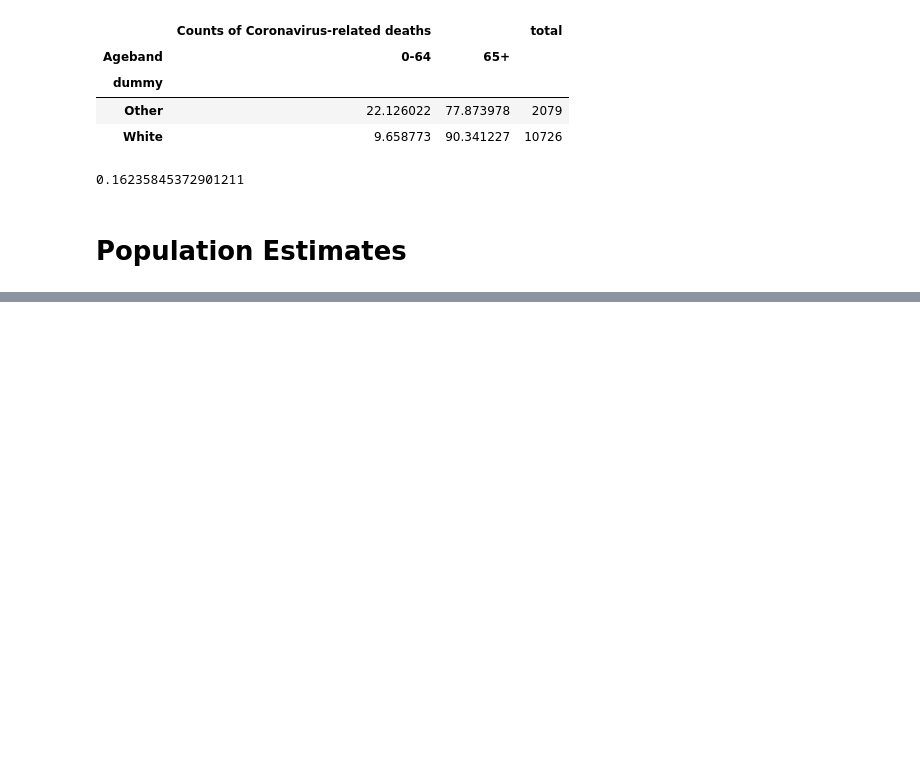
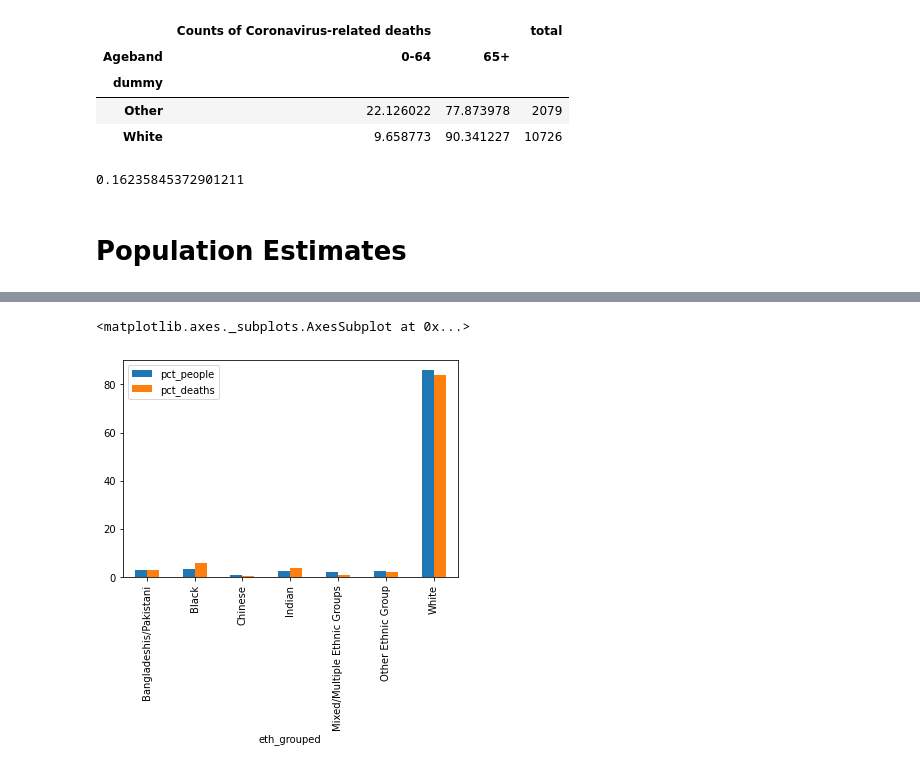
Before and after one commit to Quotennial/covid_bame, a Jupyter notebook: notebooks/simpsons_paradox.ipynb, the cells around one changed output, grey strips where cells are left out. Saved outputs shown, nothing was run; the diff lists cells and outputs as text; code cells hidden in the pictures; blank space fills up the shorter version.

```diff
--- a/notebooks/simpsons_paradox.ipynb
+++ b/notebooks/simpsons_paradox.ipynb
@@ -41,3 +38,9 @@ df
 |  | 65+ | 226 |
 | White | 0-64 | 1036 |
 |  | 65+ | 9690 |
+# %%
+df_grouped = df.groupby("Ethnicity").sum()
+total_deaths = df_grouped.sum()[0]
+df_grouped["pct_deaths"] = (df_grouped["Counts of Coronavirus-related deaths"]/total_deaths)*100
+df_grouped.columns = ["count_deaths", "pct_deaths"]
+df_grouped
@@ -43,0 +57,9 @@ df
+# %%
+df_age_raw = df.groupby(by = ["Ethnicity", "Ageband"]).sum().reset_index()
+df_age_raw = df_age_raw.pivot(index = "Ethnicity", columns="Ageband")
+df_age_raw.columns = ["count_064", "count_64+"]
+df_age = df_age_raw.copy()
+df_age["pct_064"] = (df_age["count_064"]/total_deaths)*100
+df_age["pct_64+"] = (df_age["count_64+"]/total_deaths)*100
+df_age = df_age[["count_064", "pct_064", "count_64+", "pct_64+"]]
+df_age
@@ -159,0 +201,22 @@ ethnic_df.drop(columns=["Geography_name", "Denominator"]).sum().plot.pie()
+# %%
+group_eth_dict = {'Bangladeshi': "Bangladeshis/Pakistani",
+                 'Chinese': "Chinese",
+                 'Indian': "Indian",
+                 'Pakistani': "Bangladeshis/Pakistani",
+                 'Asian other': "Other Ethnic Group",
+                 'Black': "Black",
+                 'Mixed':"Mixed/Multiple Ethnic Groups",
+                 'White':"White",
+                 'Other':"Other Ethnic Group"}
+# %%
+url = "https://www.ethnicity-facts-figures.service.gov.uk/uk-population-by-ethnicity/national-and-regional-populations/population-of-england-and-wales/latest/downloads/by-ethnicity.csv"
+eth_df_raw = pd.read_csv(url, thousands=',')
+
+eth_df = eth_df_raw.copy()
+eth_df["eth_grouped"] = eth_df["Ethnicity"].map(group_eth_dict)
+eth_df = eth_df.dropna().groupby("eth_grouped").sum()
+
+total_check = eth_df.Number.sum() == eth_df_raw.loc[eth_df_raw.Ethnicity=="All"].Number #check sum up
+pct_check = eth_df_raw.loc[eth_df_raw.Ethnicity=="All"]["%"]==100
+print(total_check, pct_check)
+eth_df.columns = ["count_people", "pct_people"]
@@ -159,0 +239,8 @@ ethnic_df.drop(columns=["Geography_name", "Denominator"]).sum().plot.pie()
+# %%
+plot_df = eth_df.join(df_grouped).join(df_age)
+
+plot_df.drop(columns = ["count_people", "count_deaths", "count_064", "count_64+",
+                       "pct_064", "pct_64+"]).plot(kind='bar')
+# %% [output]
+<matplotlib.axes._subplots.AxesSubplot at 0x...>
+[figure, added]
```
Also changed, not shown: parts of 18 cells of this notebook.
